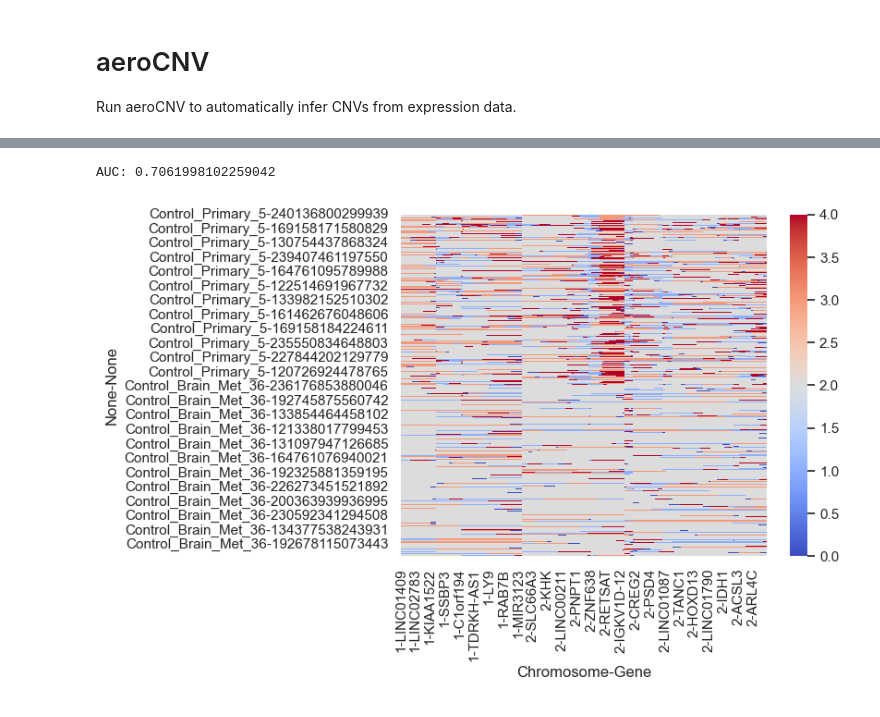
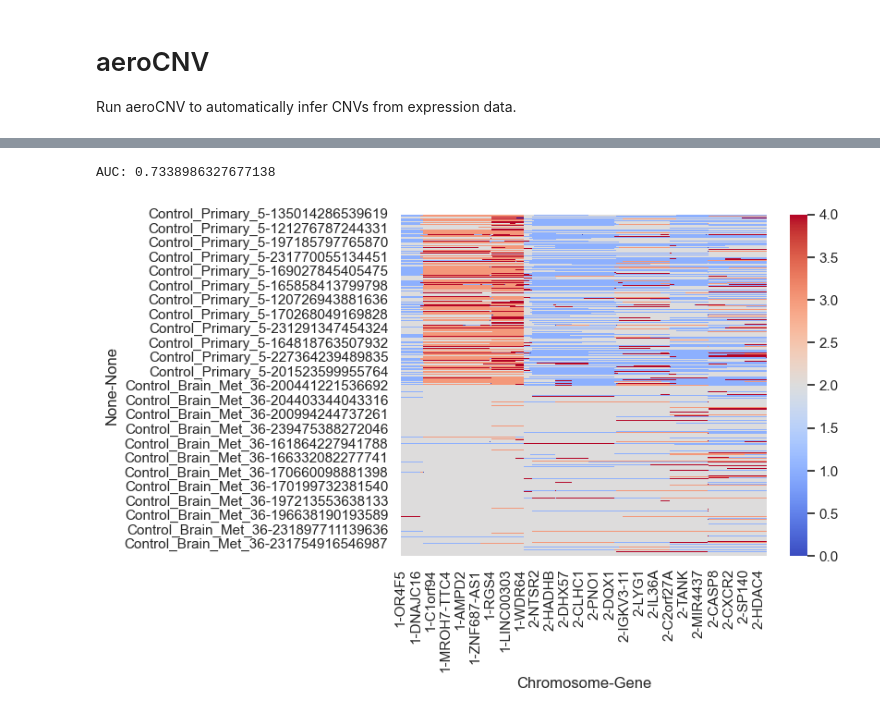
Before and after one commit to sitarapersad/aeroCNV, a Jupyter notebook: example_notebook.ipynb, the cells around one changed output, grey strips where cells are left out. Saved outputs shown, nothing was run; the diff lists cells and outputs as text; code cells hidden in the pictures.

```diff
--- a/example_notebook.ipynb
+++ b/example_notebook.ipynb
@@ -28,5 +28,5 @@ There are 3416 diploid cells (Control_Primary_5) and 2052 normal cells (Control_
 # %%
-diploid_ref, expression, labels = aero.simulate_data.one_clone_piecewise_from_real_data(n_tumour_cells=1000, n_normal_cells=1000, n_reference_cells=1000, alteration_widths=[50], total_genome_length=1000)
+diploid_ref, expression, labels = aero.simulate_data.one_clone_piecewise_from_real_data(n_tumour_cells=1000, n_normal_cells=1000, n_reference_cells=1000, alteration_widths=[100], total_genome_length=800)
 # We will give genes dummy names so that they are sorted correctly on the chromosome
 n_genes_on_chr_1 = expression.shape[1]//3
 n_genes_on_chr_2 = expression.shape[1] - n_genes_on_chr_1
@@ -179,7 +135,7 @@ If no prior is known, we can specify None for the clone-specific transition prio
 clone_transition_priors = {}
 
 for clone in cell_metadata['Clone'].unique():
-    clone_transition_priors[clone] = aero.utils.generate_default_transitions(expression.columns, epsilon=0.1, offset=0)
+    clone_transition_priors[clone] = aero.utils.generate_default_transitions(expression.columns, epsilon=0.01, offset=0)
 clone_transition_priors = pd.concat(clone_transition_priors, axis=1)
 print(clone_transition_priors.head())
 # %% [output]
@@ -213,7 +169,7 @@ model = aero.cnvHMM(observations=expression,
                     )
 
 model.verify()
-model.fit(freeze_emissions=True, max_iters=15)
+model.fit(freeze_emissions=True, max_iters=25)
 sns.heatmap(model.predict(), cmap='coolwarm', center=2)
 
 paths = model.predict()
@@ -251,7 +210,7 @@ model = aero.cnvHMM(observations=expression,
                     )
 
 model.verify()
-model.fit(freeze_emissions=False, max_iters=15)
+model.fit(freeze_emissions=False, max_iters=25)
 sns.heatmap(model.predict(), cmap='coolwarm', center=2)
 
 paths = model.predict()
@@ -275,2 +237,2 @@ print(f'AUC: {auc}')
-AUC: 0.7061998102259042
+AUC: 0.7338986327677138
-[figure, old version]
+[figure, new version]
```
Also changed, not shown: parts of 16 cells of this notebook, 10 other files.
